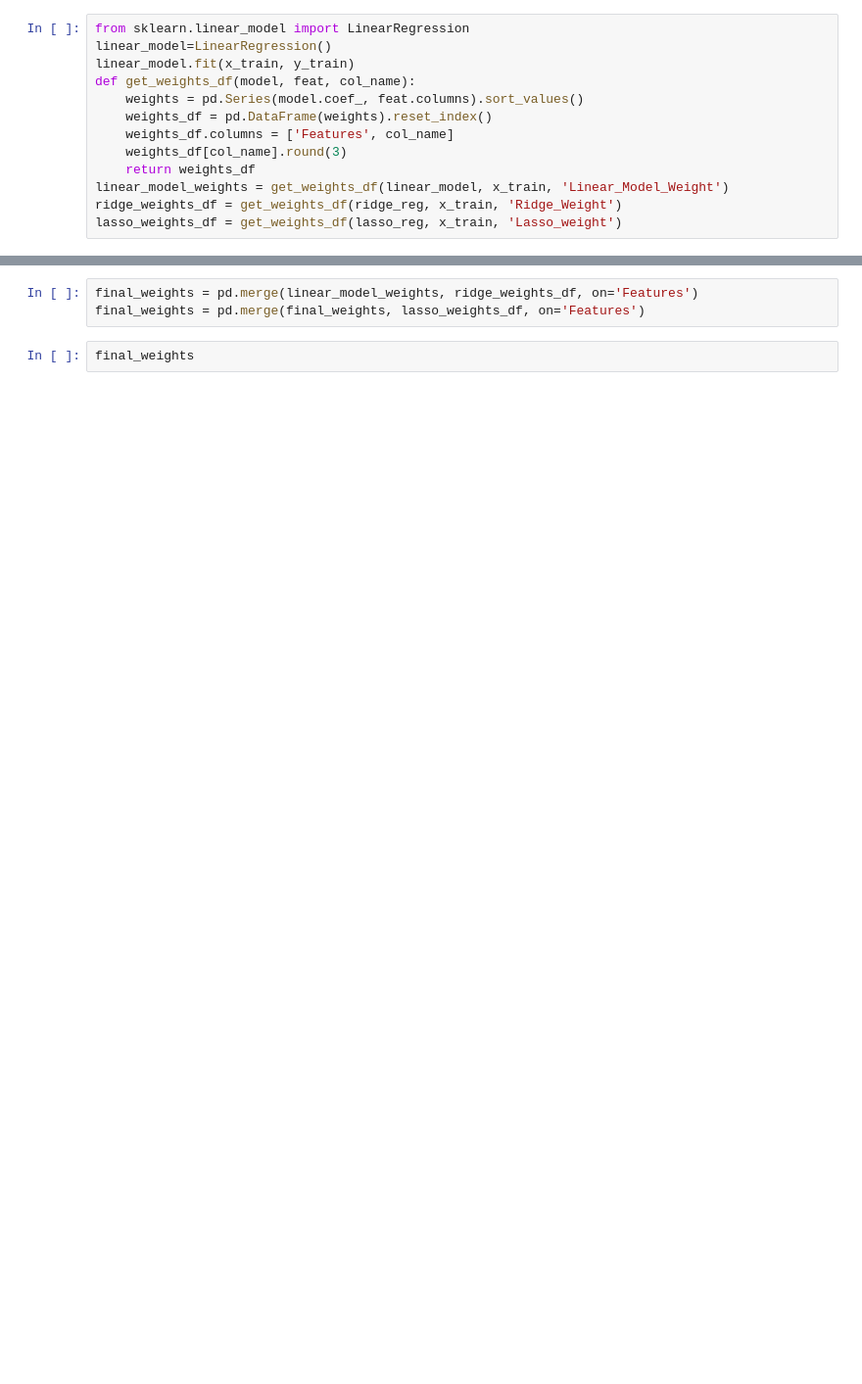
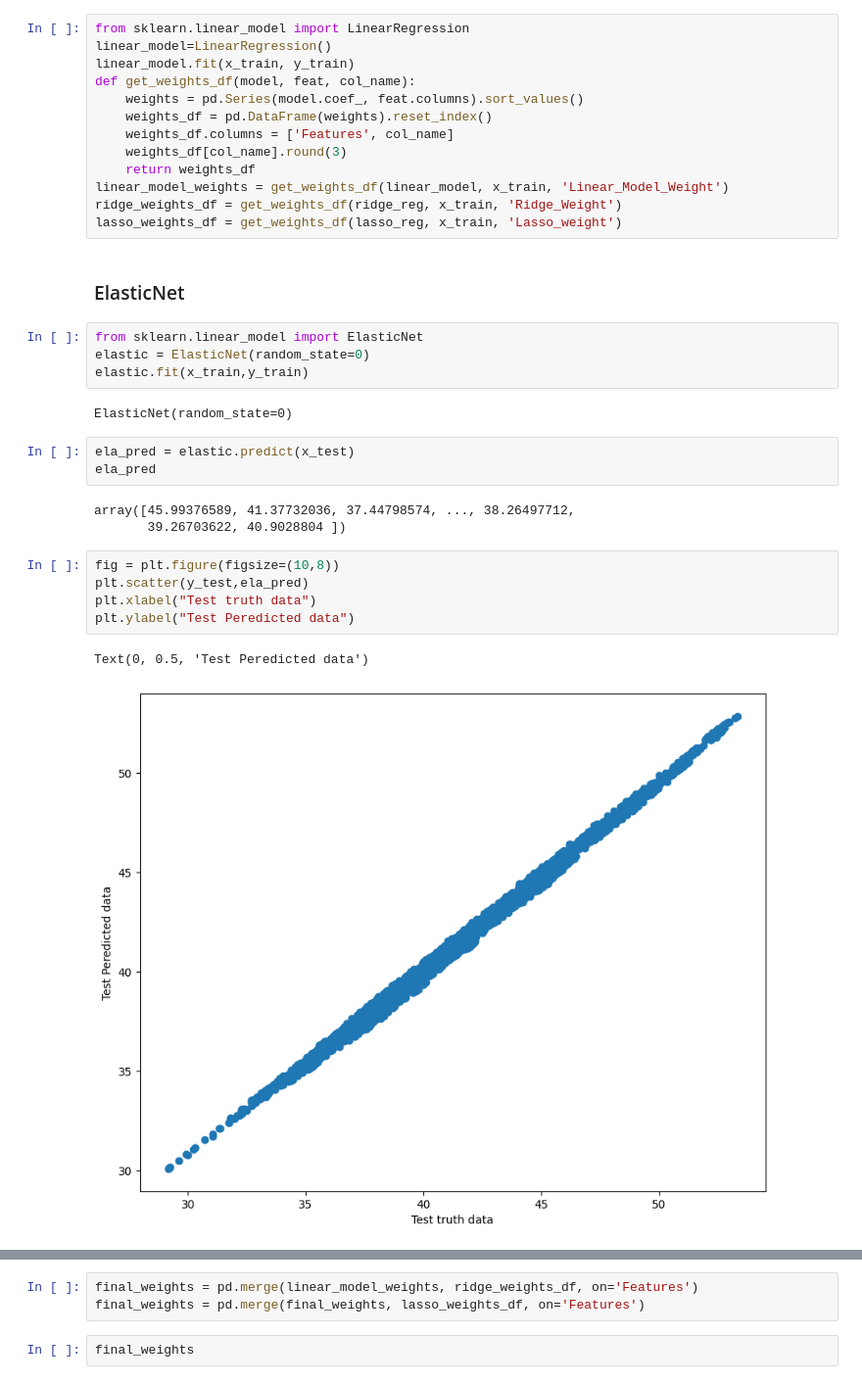
Before and after one commit to Rushi9867/Hamoye-Internship, a Jupyter notebook: Hamoye Stage B/Hamoye Stage B.ipynb, the cells around one changed output, grey strips where cells are left out. Shown at 98% size. Saved outputs shown, nothing was run; the diff lists cells and outputs as text; blank space fills up the shorter version.

```diff
--- a/Hamoye Stage B/Hamoye Stage B.ipynb
+++ b/Hamoye Stage B/Hamoye Stage B.ipynb
@@ -265,3 +244,25 @@ def get_weights_df(model, feat, col_name):
 linear_model_weights = get_weights_df(linear_model, x_train, 'Linear_Model_Weight')
 ridge_weights_df = get_weights_df(ridge_reg, x_train, 'Ridge_Weight')
 lasso_weights_df = get_weights_df(lasso_reg, x_train, 'Lasso_weight')
+# %% [markdown]
+### ElasticNet
+# %%
+from sklearn.linear_model import ElasticNet
+elastic = ElasticNet(random_state=0)
+elastic.fit(x_train,y_train)
+# %% [output]
+ElasticNet(random_state=0)
+# %%
+ela_pred = elastic.predict(x_test)
+ela_pred
+# %% [output]
+array([45.99376589, 41.37732036, 37.44798574, ..., 38.26497712,
+       39.26703622, 40.9028804 ])
+# %%
+fig = plt.figure(figsize=(10,8))
+plt.scatter(y_test,ela_pred)
+plt.xlabel("Test truth data")
+plt.ylabel("Test Peredicted data")
+# %% [output]
+Text(0, 0.5, 'Test Peredicted data')
+[figure, added]
```
Also changed, not shown: parts of 12 cells of this notebook.
